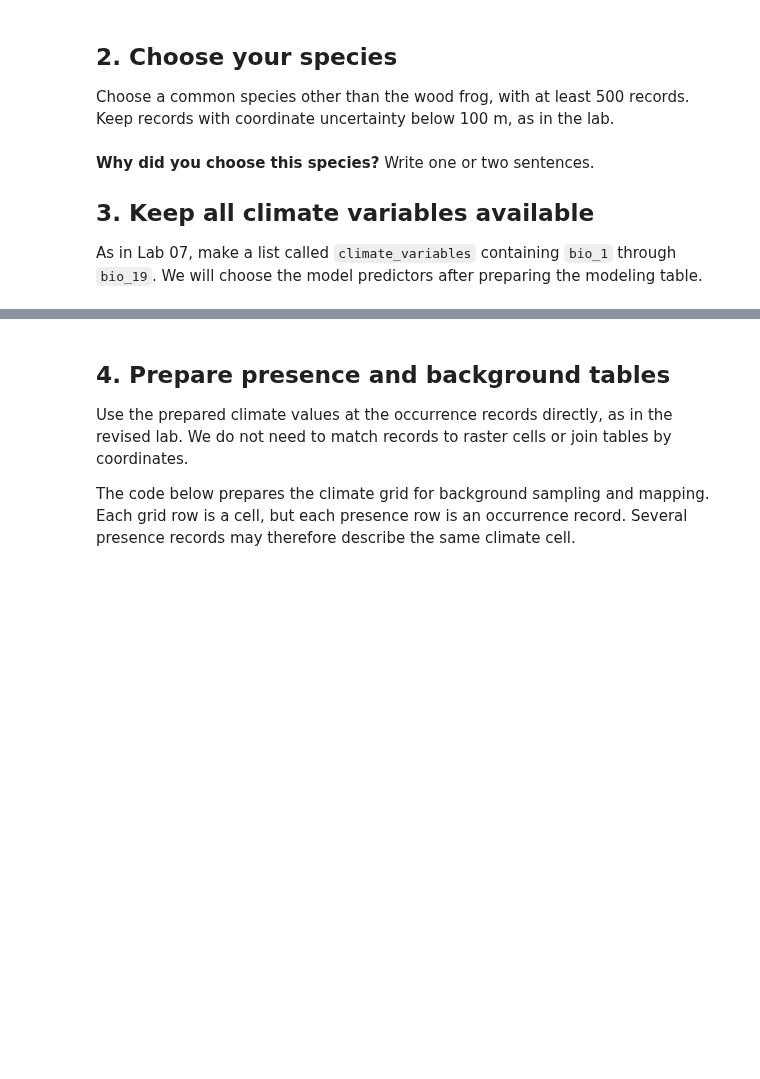
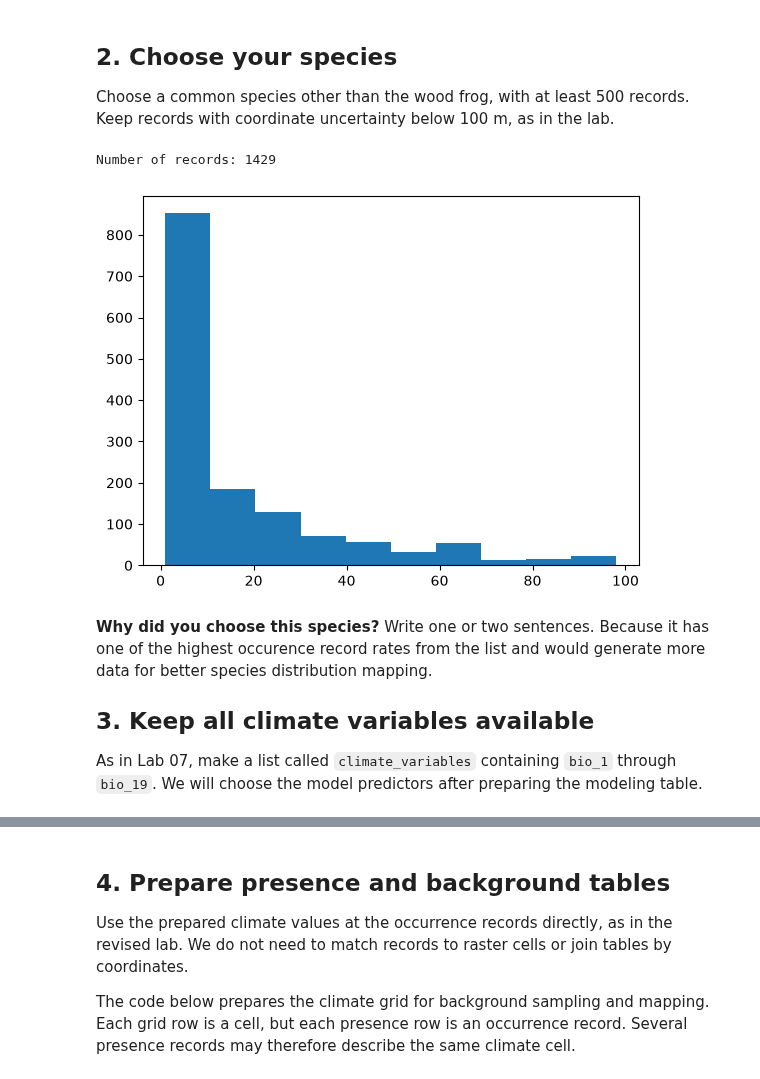
Before and after one commit to Ruddyduck13/BIO597-SpatialBiodiversity, a Jupyter notebook: docs/assignments/Assignment-07-MachineLearningSDM.ipynb, the cells around one changed output, grey strips where cells are left out. Cells and saved outputs as stored; diff of their text form; code cells hidden in the pictures; blank space fills up the shorter version.

```diff
--- a/docs/assignments/Assignment-07-MachineLearningSDM.ipynb
+++ b/docs/assignments/Assignment-07-MachineLearningSDM.ipynb
@@ -24,12 +70,24 @@ climate = xr.open_dataset("../data/maine_bioclim.nc")
 
 Choose a common species other than the wood frog, with at least 500 records. Keep records with coordinate uncertainty below 100 m, as in the lab.
 # %%
-target_species = "YOUR SPECIES HERE"
+target_species = "Aquarana clamitans"
 
 # Select your species and apply the uncertainty filter.
 # Store the result as presence and print its record count.
+
+presence = amphibians[amphibians["species"] == target_species].copy()
+presence = presence[presence["coordinateUncertaintyInMeters"] < 100].copy()
+
+print("Number of records:", len(presence))
+
+# Inspect the distribution of coordinate uncertainty
+_ = plt.hist(presence["coordinateUncertaintyInMeters"])
+# %% [output]
+Number of records: 1429
+[figure, added]
 # %% [markdown]
 **Why did you choose this species?** Write one or two sentences.
+Because it has one of the highest occurence record rates from the list and would generate more data for better species distribution mapping.
 
 ## 3. Keep all climate variables available
 
```
Also changed, not shown: parts of 33 cells of this notebook, 1 other file.
